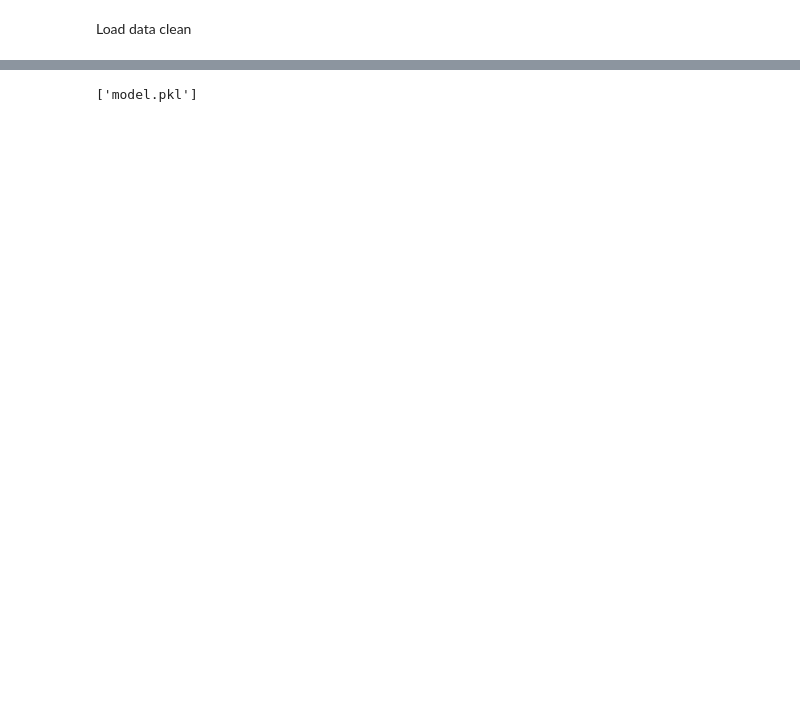
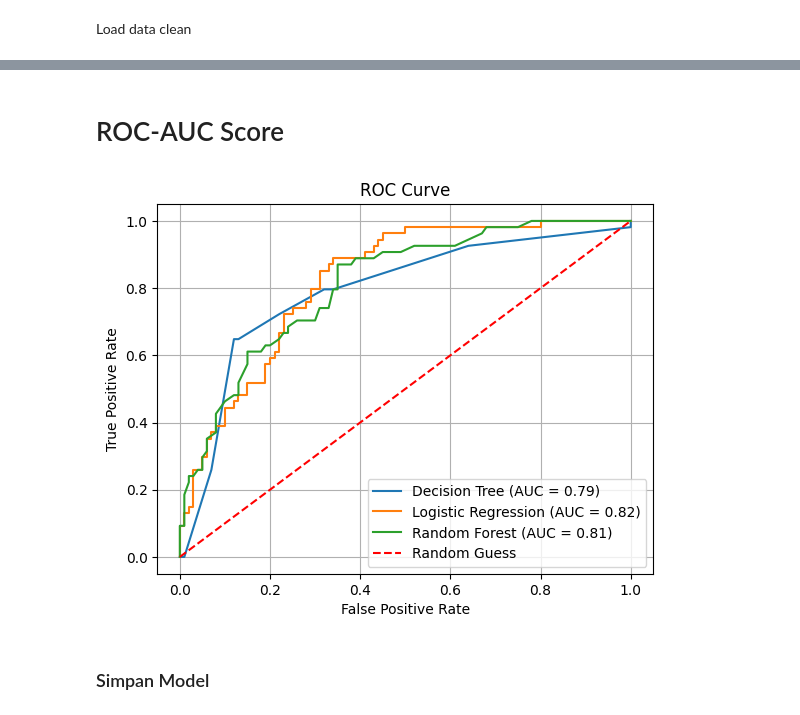
Before and after one commit to arvio1378/Diabetes-Prediction, a Jupyter notebook: src/model.ipynb, the cells around one changed output, grey strips where cells are left out. Saved outputs shown, nothing was run; the diff lists cells and outputs as text; code cells hidden in the pictures; blank space fills up the shorter version.

```diff
--- a/src/model.ipynb
+++ b/src/model.ipynb
@@ -33,0 +31,3 @@ weighted avg       0.80      0.80      0.80       154
+# %%
+rf_model = RandomForestClassifier(n_estimators=100, random_state=42)
+rf_model.fit(x_train, y_train)
@@ -33,0 +36,7 @@ weighted avg       0.80      0.80      0.80       154
+# %%
+# Tampung model
+models = {
+    "Decision Tree" : dt_model,
+    "Logistic Regression" : lr_model,
+    "Random Forest" : rf_model
+}
@@ -33,0 +45,11 @@ weighted avg       0.80      0.80      0.80       154
+# %%
+# Tampilkan score & report untuk setiap model
+for name, model in models.items():
+    y_pred = model.predict(x_test)
+    accuracy = accuracy_score(y_test, y_pred)
+    class_repo = classification_report(y_test, y_pred)
+
+    print(f"=== {name} ===")
+    print(f"Accuracy Score = {accuracy:.2f}")
+    print(f"Classification Report = {class_repo}")
+    print("="*40)
@@ -33,0 +76,10 @@ weighted avg       0.80      0.80      0.80       154
+# %%
+for name, model in models.items():
+    y_pred = model.predict(x_test)
+    cm = confusion_matrix(y_test, y_pred)
+
+    plt.figure(figsize=(6,4))
+    plt.title(f"Confusion Matrix {name}")
+    sns.heatmap(cm, annot=True, cmap="coolwarm")
+    plt.tight_layout()
+    plt.show()
@@ -34,4 +90,24 @@ weighted avg       0.80      0.80      0.80       154
+# %% [markdown]
+# ROC-AUC Score
+# %%
+for name, model in models.items():
+    y_prob = model.predict_proba(x_test)[:, 1]
+    fpr, tpr, _ = roc_curve(y_test, y_prob)
+    roc_auc = auc(fpr, tpr)
+    plt.plot(fpr, tpr, label=f"{name} (AUC = {roc_auc:.2f})")
+
+plt.plot([0, 1], [0, 1], 'r--', label='Random Guess') # Garis Diagonal
+plt.title("ROC Curve")
+plt.xlabel("False Positive Rate")
+plt.ylabel("True Positive Rate")
+plt.legend()
+plt.grid(True)
+plt.show()
+# %% [output]
+[figure, added]
+# %% [markdown]
+### Simpan Model
 # %%
-joblib.dump(model, "model.pkl")
+for name, model in models.items():
+    filename = f"{name}.pkl"
+    joblib.dump(model, filename)
-# %% [output]
-['model.pkl']
```
Also changed, not shown: parts of 14 cells of this notebook, 12 other files.
